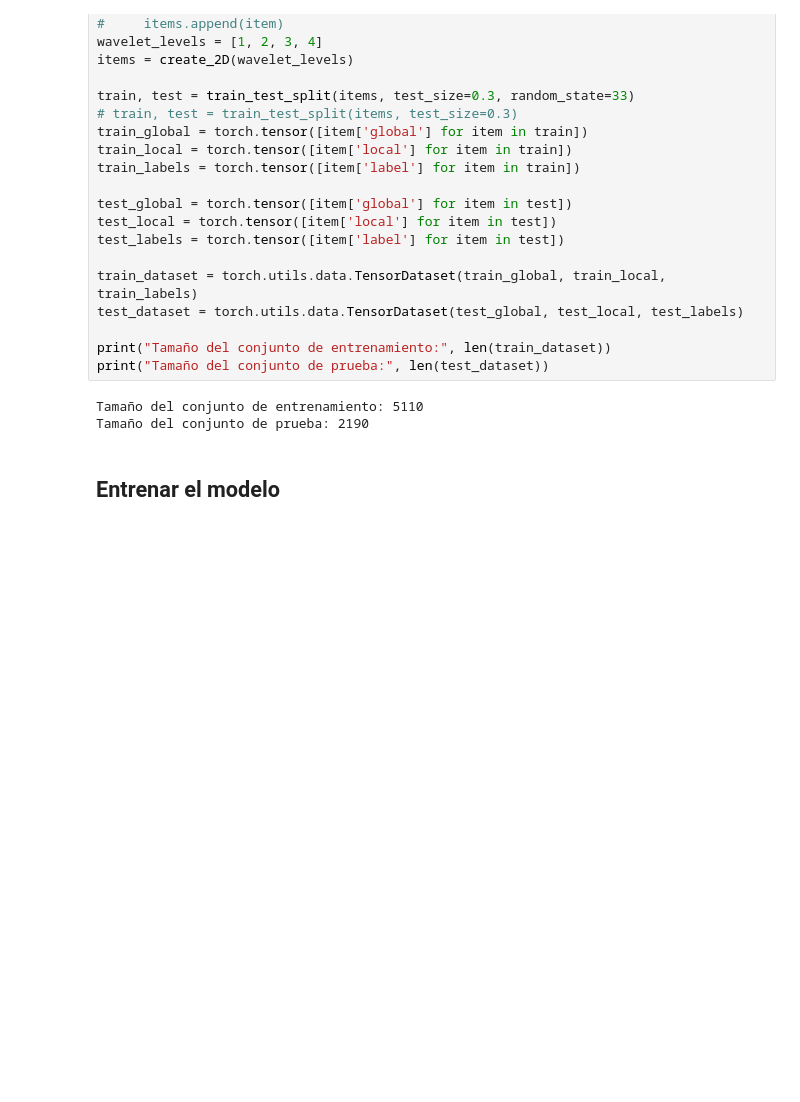
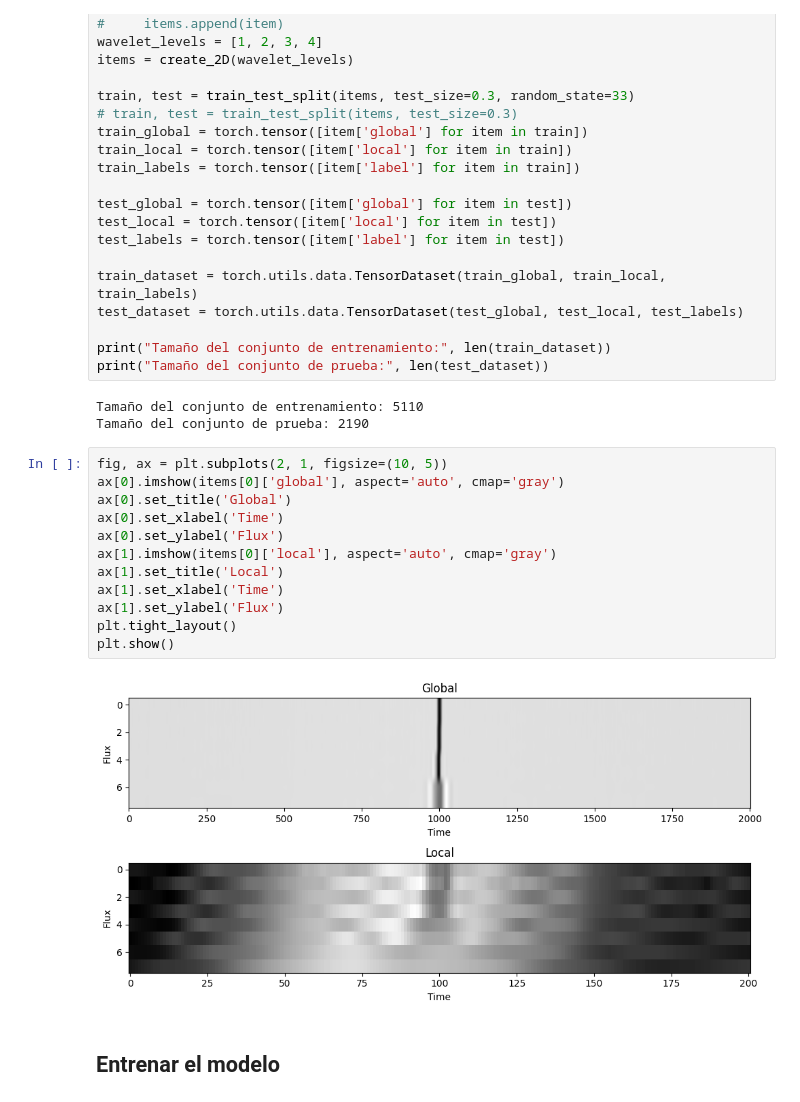
Before and after one commit to zmadru/ExoPlanet-Detection, a Jupyter notebook: Shallue_compactoWL.ipynb, the cells around one changed output. Saved outputs shown, nothing was run; the diff lists cells and outputs as text; blank space fills up the shorter version.

```diff
--- a/Shallue_compactoWL.ipynb
+++ b/Shallue_compactoWL.ipynb
@@ -414,6 +414,20 @@ print("Tamaño del conjunto de prueba:", len(test_dataset))
 # %% [output]
 Tamaño del conjunto de entrenamiento: 5110
 Tamaño del conjunto de prueba: 2190
+# %%
+fig, ax = plt.subplots(2, 1, figsize=(10, 5))
+ax[0].imshow(items[0]['global'], aspect='auto', cmap='gray')
+ax[0].set_title('Global')
+ax[0].set_xlabel('Time')
+ax[0].set_ylabel('Flux')
+ax[1].imshow(items[0]['local'], aspect='auto', cmap='gray')
+ax[1].set_title('Local')
+ax[1].set_xlabel('Time')
+ax[1].set_ylabel('Flux')
+plt.tight_layout()
+plt.show()
+# %% [output]
+[figure, added]
 # %% [markdown]
 ## Entrenar el modelo
 # %% [markdown]
```
